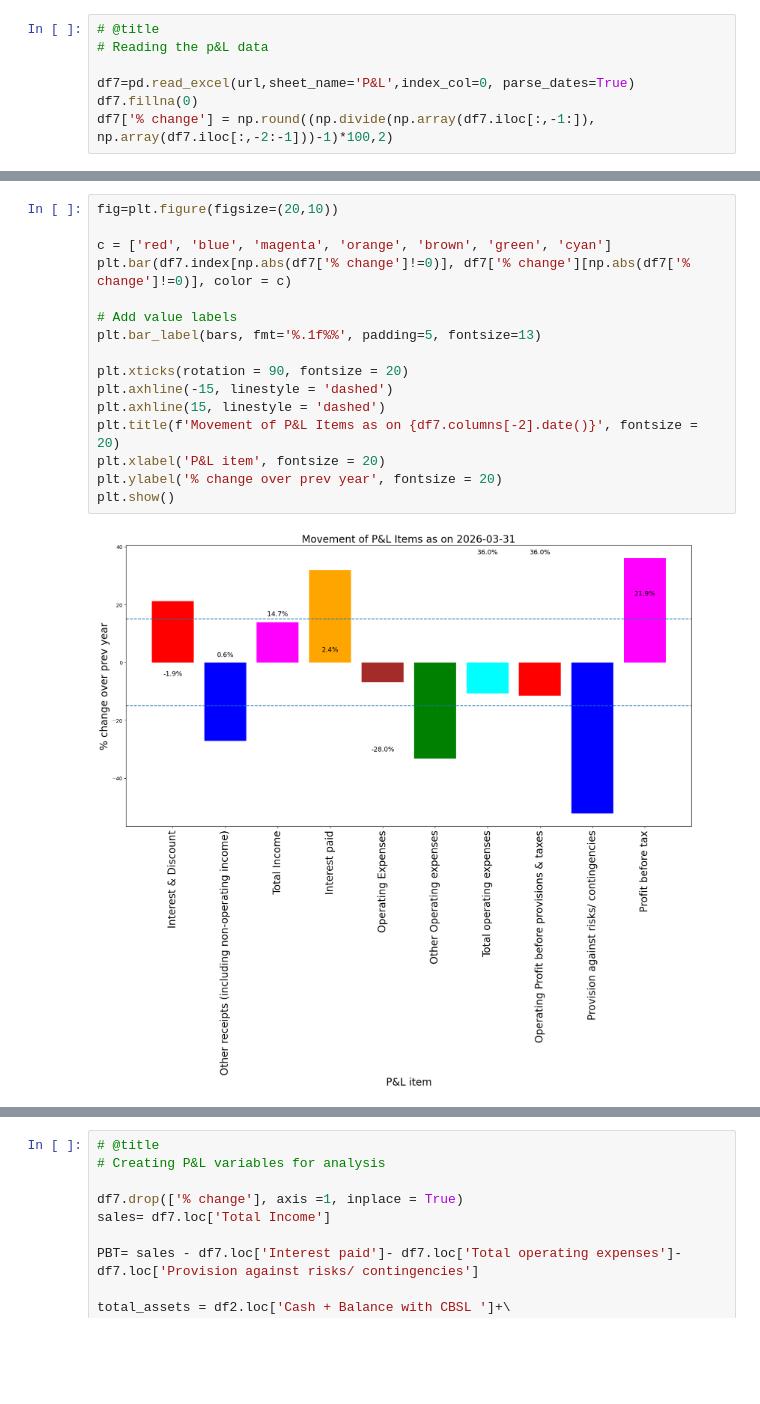
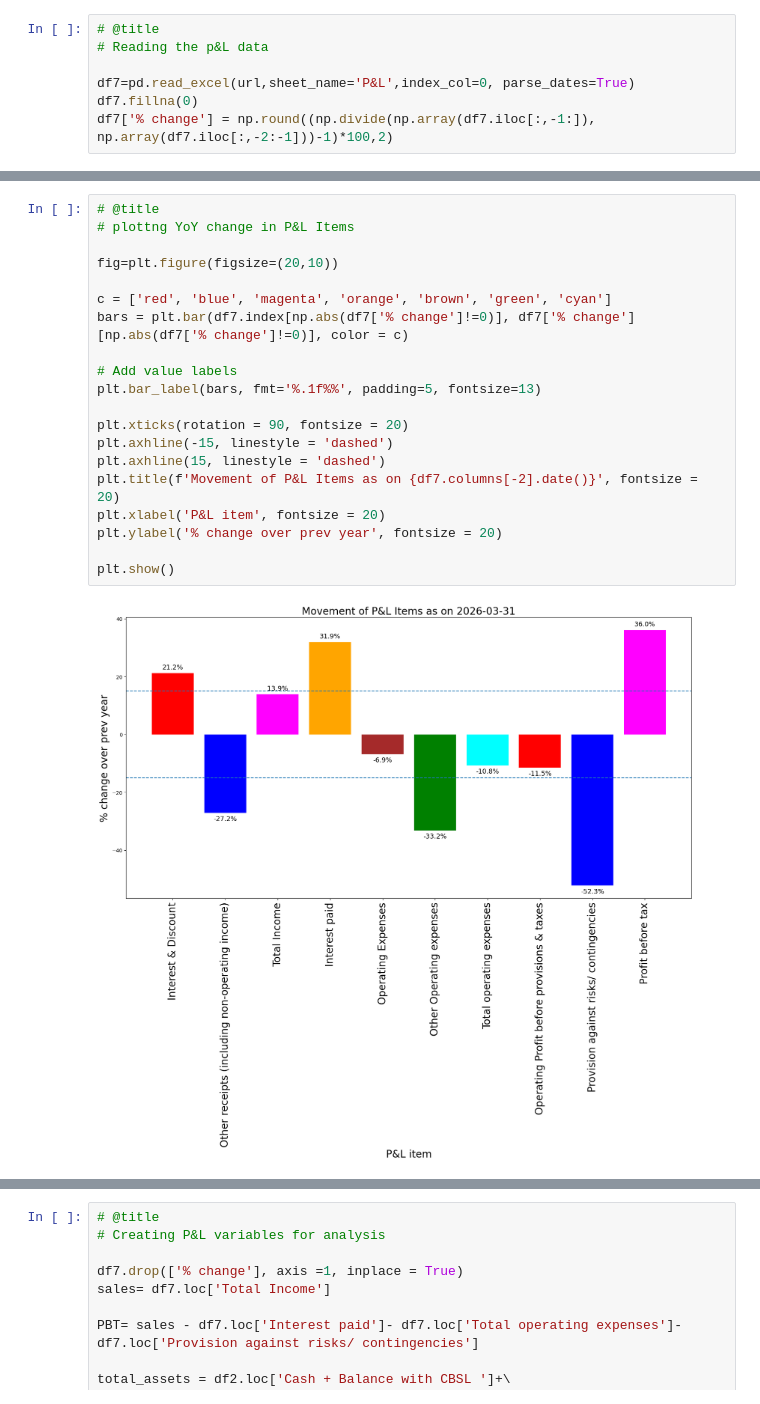
Before and after one commit to AshutoshJaiswal11/sharing_for_learning, a Jupyter notebook: Financial_Analysis_CBSL2.ipynb, the cells around one changed output, grey strips where cells are left out. Cells and saved outputs as stored; diff of their text form; blank space fills up the shorter version.

```diff
--- a/Financial_Analysis_CBSL2.ipynb
+++ b/Financial_Analysis_CBSL2.ipynb
@@ -220,18 +242,22 @@ df7['% change'] = np.round((np.divide(np.array(df7.iloc[:,-1:]), np.array(df7.il
 # %%
+# @title
+# plottng YoY change in P&L Items
+
 fig=plt.figure(figsize=(20,10))
 
 c = ['red', 'blue', 'magenta', 'orange', 'brown', 'green', 'cyan']
-plt.bar(df7.index[np.abs(df7['% change']!=0)], df7['% change'][np.abs(df7['% change']!=0)], color = c)
+bars = plt.bar(df7.index[np.abs(df7['% change']!=0)], df7['% change'][np.abs(df7['% change']!=0)], color = c)
 
 # Add value labels
 plt.bar_label(bars, fmt='%.1f%%', padding=5, fontsize=13)
 
 plt.xticks(rotation = 90, fontsize = 20)
 plt.axhline(-15, linestyle = 'dashed')
 plt.axhline(15, linestyle = 'dashed')
 plt.title(f'Movement of P&L Items as on {df7.columns[-2].date()}', fontsize = 20)
 plt.xlabel('P&L item', fontsize = 20)
 plt.ylabel('% change over prev year', fontsize = 20)
+
 plt.show()
 # %% [output]
-[figure, old version]
+[figure, new version]
```
Also changed, not shown: parts of 13 cells of this notebook.
